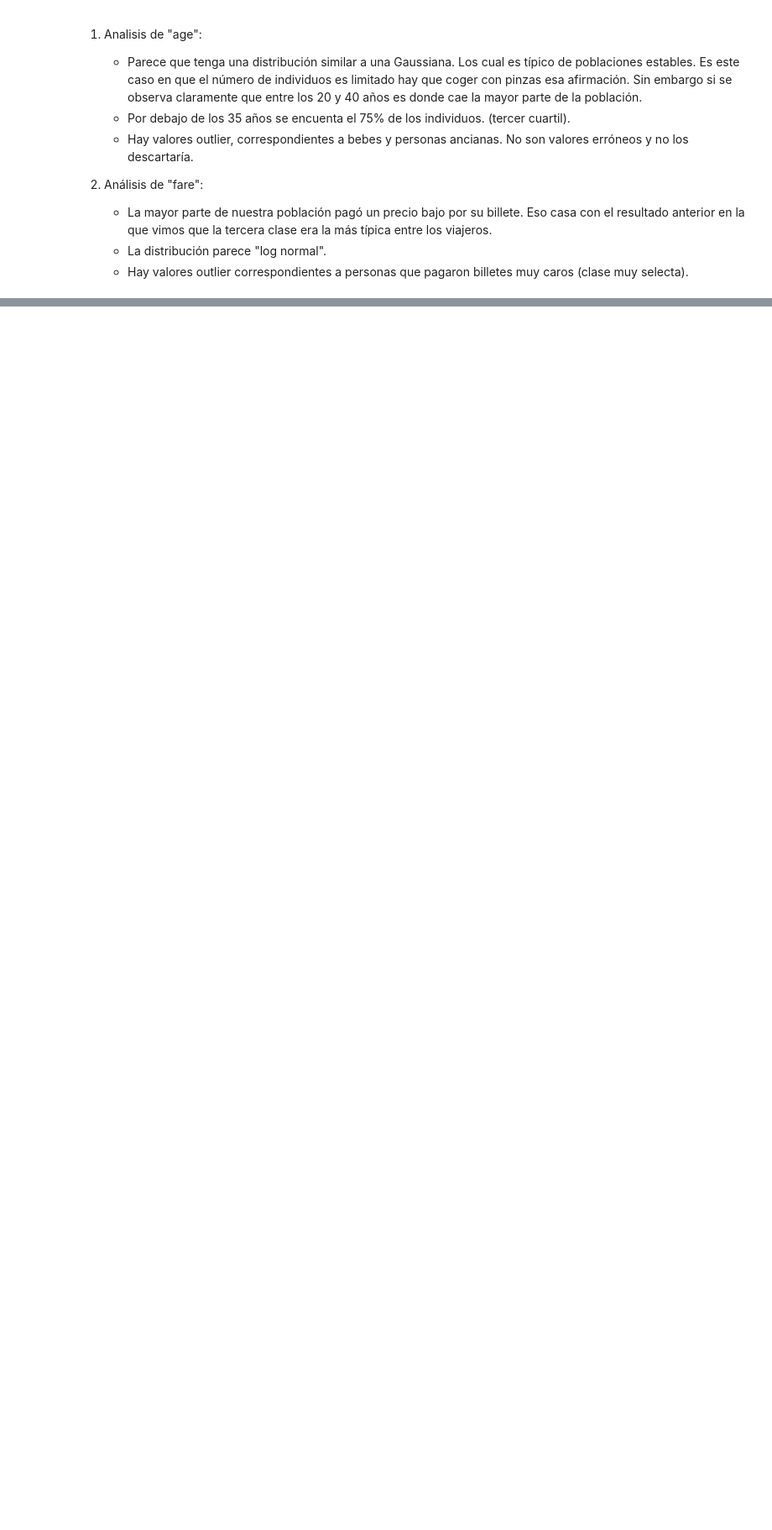
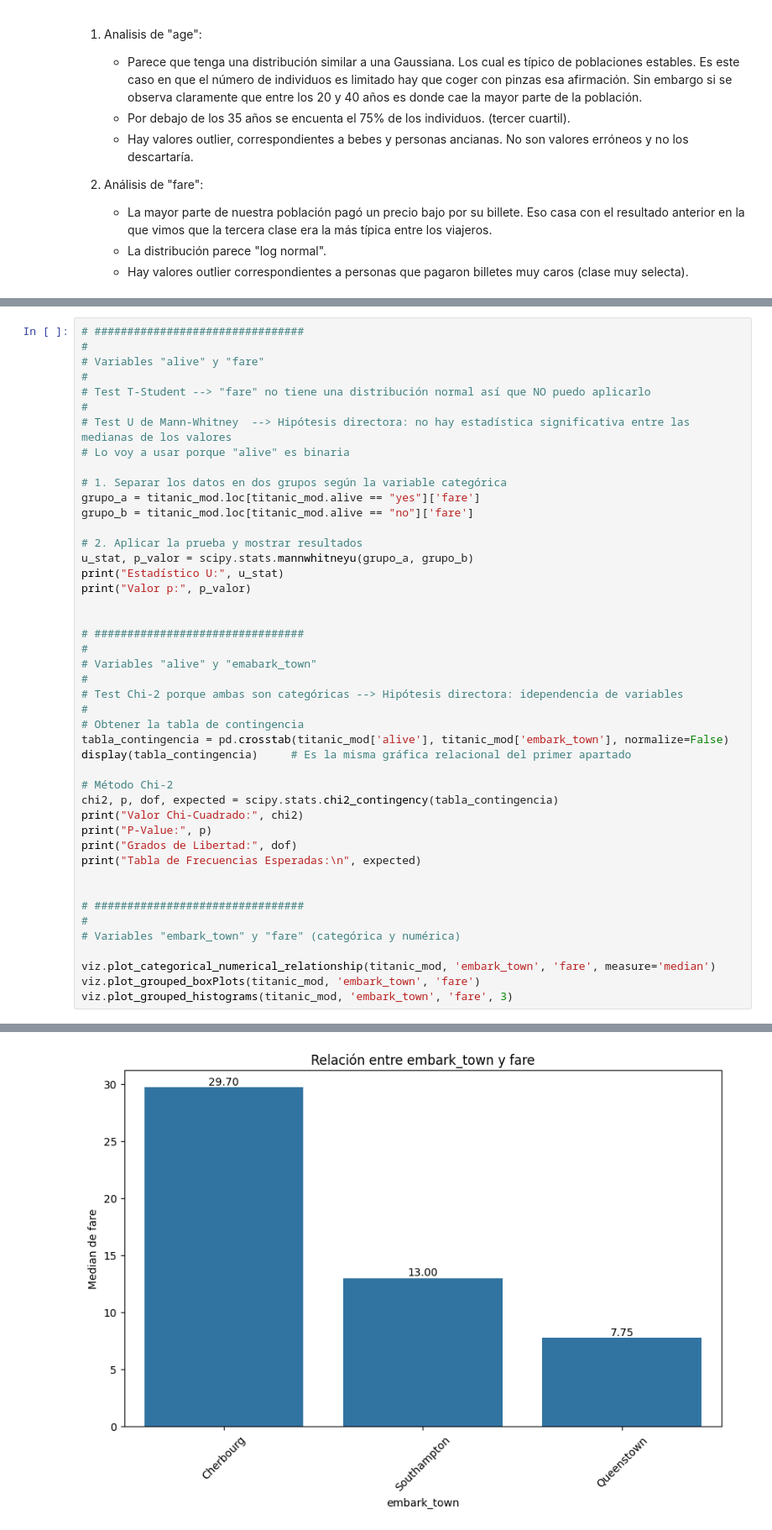
Before and after one commit to elecomexp/ONLINE_DS_THEBRIDGE_2024, a Jupyter notebook: 03_Analisis_Datos/S08_Visualización_Presentacion/U02_Presentaciones_Avanzadas/Practica_Obligatoria/18_Practica_Obligatoria_Titanic.ipynb, the cells around one changed output, grey strips where cells are left out. Shown at 84% size. Cells and saved outputs as stored; diff of their text form; blank space fills up the shorter version.

```diff
--- a/03_Analisis_Datos/S08_Visualización_Presentacion/U02_Presentaciones_Avanzadas/Practica_Obligatoria/18_Practica_Obligatoria_Titanic.ipynb
+++ b/03_Analisis_Datos/S08_Visualización_Presentacion/U02_Presentaciones_Avanzadas/Practica_Obligatoria/18_Practica_Obligatoria_Titanic.ipynb
@@ -296,0 +377,46 @@ viz.plot_multiple_histograms_KDEs_boxplots(titanic_mod, col_numericas)
+# %%
+# ################################
+#
+# Variables "alive" y "fare"
+#
+# Test T-Student --> "fare" no tiene una distribución normal así que NO puedo aplicarlo
+#
+# Test U de Mann-Whitney  --> Hipótesis directora: no hay estadística significativa entre las medianas de los valores
+# Lo voy a usar porque "alive" es binaria
+
+# 1. Separar los datos en dos grupos según la variable categórica
+grupo_a = titanic_mod.loc[titanic_mod.alive == "yes"]['fare']
+grupo_b = titanic_mod.loc[titanic_mod.alive == "no"]['fare']
+
+# 2. Aplicar la prueba y mostrar resultados
+u_stat, p_valor = scipy.stats.mannwhitneyu(grupo_a, grupo_b)
+print("Estadístico U:", u_stat)
+print("Valor p:", p_valor)
+
+
+# ################################
+#
+# Variables "alive" y "emabark_town"
+#
+# Test Chi-2 porque ambas son categóricas --> Hipótesis directora: idependencia de variables
+#
+# Obtener la tabla de contingencia
+tabla_contingencia = pd.crosstab(titanic_mod['alive'], titanic_mod['embark_town'], normalize=False)
+display(tabla_contingencia)     # Es la misma gráfica relacional del primer apartado
+
+# Método Chi-2
+chi2, p, dof, expected = scipy.stats.chi2_contingency(tabla_contingencia)
+print("Valor Chi-Cuadrado:", chi2)
+print("P-Value:", p)
+print("Grados de Libertad:", dof)
+print("Tabla de Frecuencias Esperadas:\n", expected)
+
+
+# ################################
+#
+# Variables "embark_town" y "fare" (categórica y numérica)
+
+viz.plot_categorical_numerical_relationship(titanic_mod, 'embark_town', 'fare', measure='median')
+viz.plot_grouped_boxPlots(titanic_mod, 'embark_town', 'fare')
+viz.plot_grouped_histograms(titanic_mod, 'embark_town', 'fare', 3)
+# %% [output]
@@ -296,0 +435 @@ viz.plot_multiple_histograms_KDEs_boxplots(titanic_mod, col_numericas)
+[figure, added]
```
Also changed, not shown: parts of 14 cells of this notebook.
